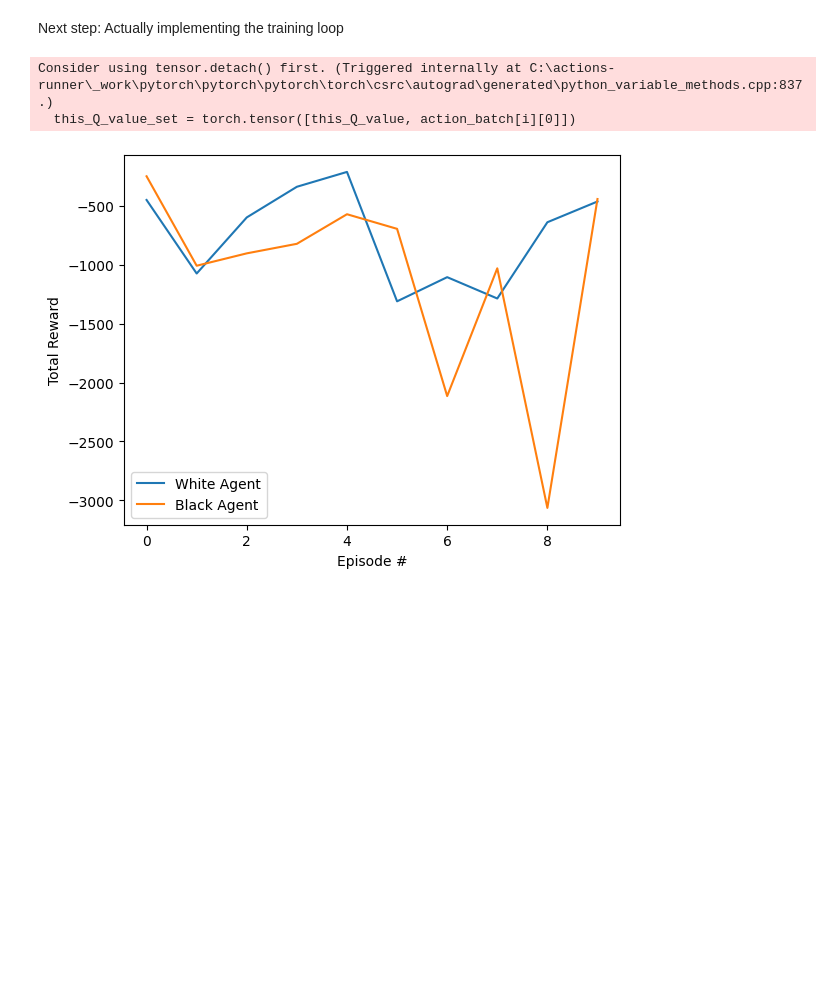
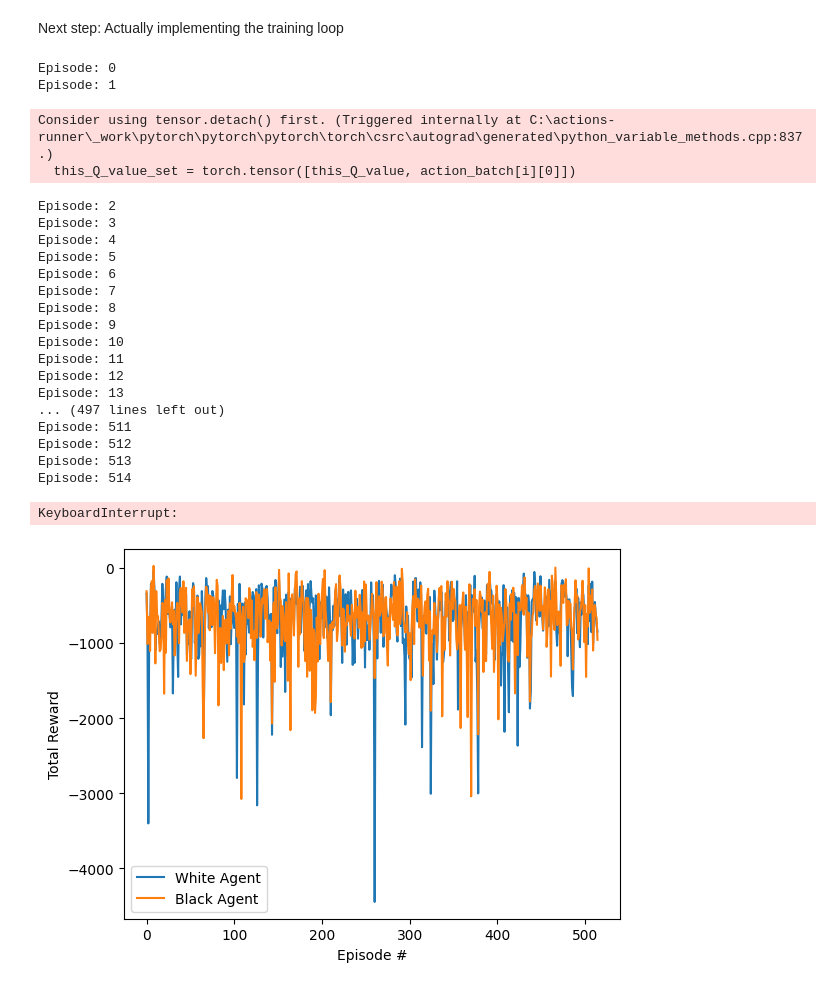
Before and after one commit to Lufferly/csc496FinalThing, a Jupyter notebook: final.ipynb, the cells around one changed output. Drawn from its saved outputs; the diff is of its cells as text; code cells hidden in the pictures; blank space fills up the shorter version.

```diff
--- a/final.ipynb
+++ b/final.ipynb
@@ -635,12 +635,13 @@ do_deepq_plots(True)
 Next step: Actually implementing the training loop
 # %%
 # How many episodes would we like to run?
-NUM_EPISODES = 10
+NUM_EPISODES = 1000
 
 step_num = 0 # What step inside of an episode we are on
 episode_num = 0 # What episode we are on
 
 for episode in range(NUM_EPISODES):
+    print("Episode:", episode_num)
     # Prepare the environment
     goEnv.env_cleanup()
     goEnv.env_start()
@@ -650,7 +651,6 @@ for episode in range(NUM_EPISODES):
     white_rewards.append(0) # same here
 
     while (goEnv.who_won == 0): # While the game is still going, and nobody won
-        #print(step_num)
         # Swap who runs each time, since we have two different agents playing against eachother
         current_agent = white_agent
         current_agent_target_network = white_agent_target_network
@@ -709,6 +709,29 @@ for episode in range(NUM_EPISODES):
 
 do_deepq_plots(True)
 # %% [output]
-Consider using tensor.detach() first. (Triggered internally at C:\actions-runner\_work\pytorch\pytorch\pytorch\torch\csrc\autograd\generated\python_variable_methods.cpp:837.)
-  this_Q_value_set = torch.tensor([this_Q_value, action_batch[i][0]])
+Episode: 0
+Episode: 1
-[figure, removed]
+Consider using tensor.detach() first. (Triggered internally at C:\actions-runner\_work\pytorch\pytorch\pytorch\torch\csrc\autograd\generated\python_variable_methods.cpp:837.)
+  this_Q_value_set = torch.tensor([this_Q_value, action_batch[i][0]])
+Episode: 2
+Episode: 3
+Episode: 4
+Episode: 5
+Episode: 6
+Episode: 7
+Episode: 8
+Episode: 9
+Episode: 10
+Episode: 11
+Episode: 12
+Episode: 13
+... (497 lines left out)
+Episode: 511
+Episode: 512
+Episode: 513
+Episode: 514
+KeyboardInterrupt:
+# %%
+do_deepq_plots(True)
+# %% [output]
+[figure, added]
```
Also changed, not shown: 3 other files.
